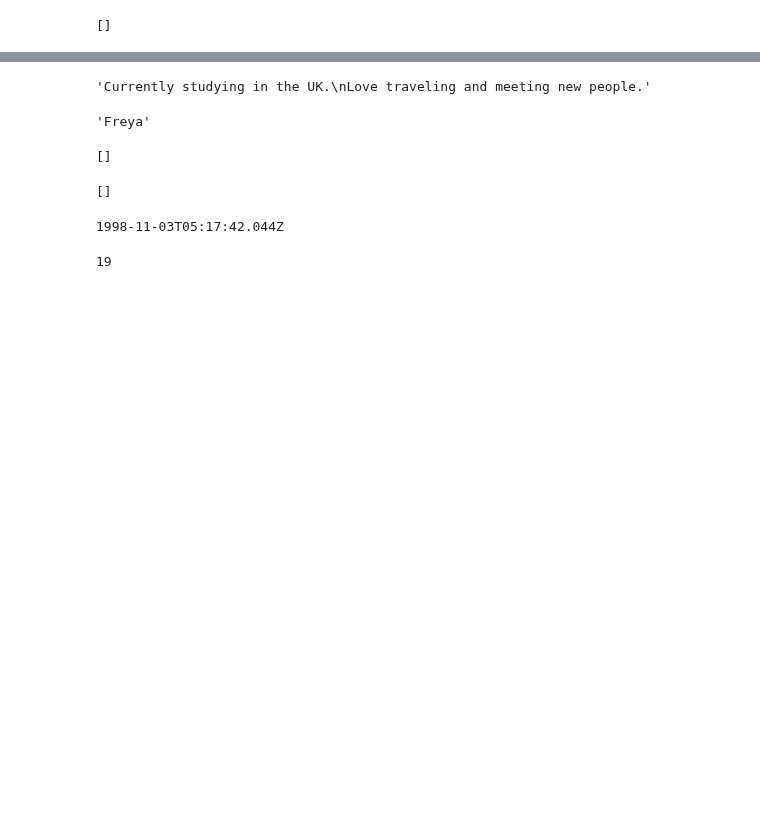
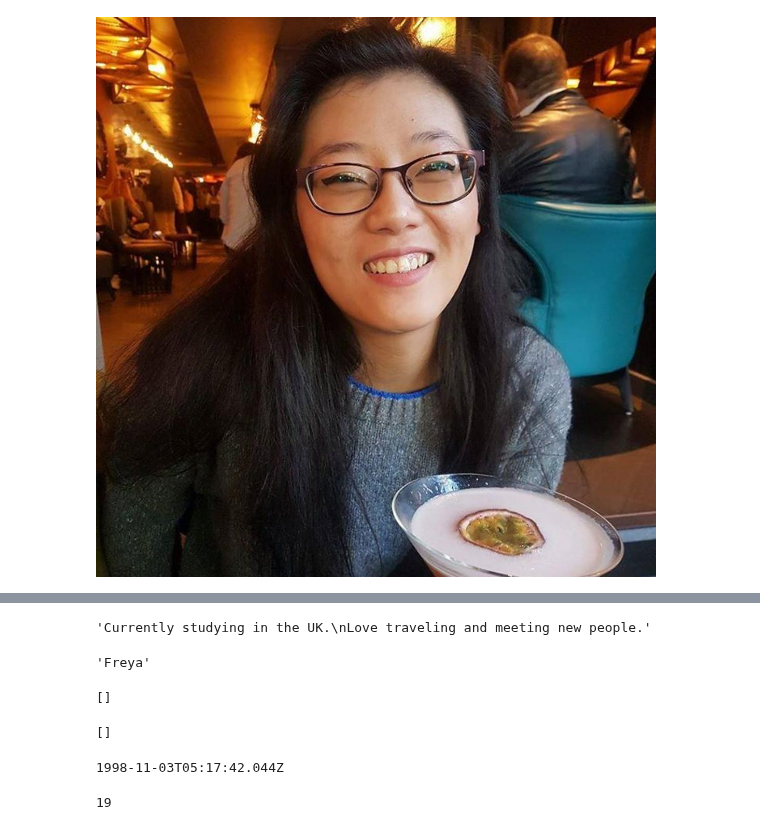
Before and after one commit to fbessez/Tinder, a Jupyter notebook: examples/TinderExamples.ipynb, the cells around one changed output, grey strips where cells are left out. Saved outputs shown, nothing was run; the diff lists cells and outputs as text; code cells hidden in the pictures; blank space fills up the shorter version.

```diff
--- a/examples/TinderExamples.ipynb
+++ b/examples/TinderExamples.ipynb
@@ -24,27 +41,24 @@ recommendations = tinder.get_recs()
 # %%
 results = recommendations['data']['results']
 bants = []
-
 for usr in range(len(results)):
     images = results[usr]['user']['photos']
-    lolz = []
-    yoks = []
+    urls = []
+    success_rate = []
 
     for img in range(len(images)):
         url = images[img]['url']
         sr = images[img].get('successRate')
         if sr != None:
-            yoks.append(sr)
+            success_rate.append(sr)
+
+        urls.append(url)
+    bants.append([urls, success_rate])
 
 
-        lolz.append(url)
-    bants.append([lolz,yoks])
-
-
-
-print(bants[count][1])
+Image(bants[0][0][0])
 # %% [output]
-[]
+[figure, added]
 # %%
 count=0
 # %%
```
Also changed, not shown: parts of 1 cell of this notebook, 3 other files.
